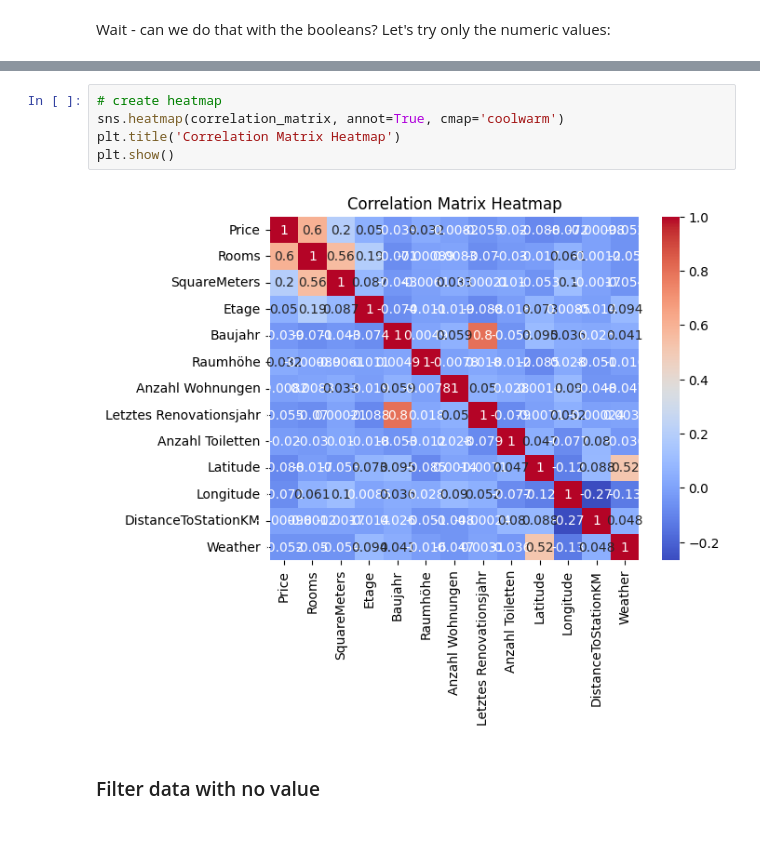
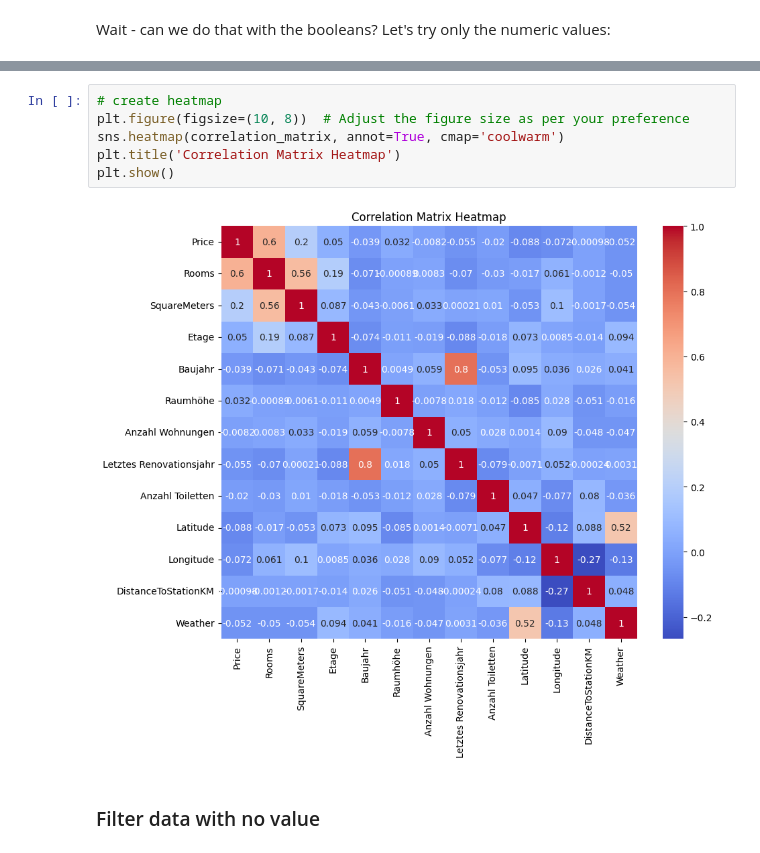
Before and after one commit to meichflo/ADS_Project_group3, a Jupyter notebook: immo-project.ipynb, the cells around one changed output, grey strips where cells are left out. Saved outputs shown, nothing was run; the diff lists cells and outputs as text.

```diff
--- a/immo-project.ipynb
+++ b/immo-project.ipynb
@@ -820,11 +820,12 @@ Latitude                  -0.088239
 Name: Price, dtype: float64
 # %%
 # create heatmap
+plt.figure(figsize=(10, 8))  # Adjust the figure size as per your preference
 sns.heatmap(correlation_matrix, annot=True, cmap='coolwarm')
 plt.title('Correlation Matrix Heatmap')
 plt.show()
 # %% [output]
-[figure, old version]
+[figure, new version]
 # %% [markdown]
 ### Filter data with no value
 # %% [markdown]
```
Also changed, not shown: 2 other files.
